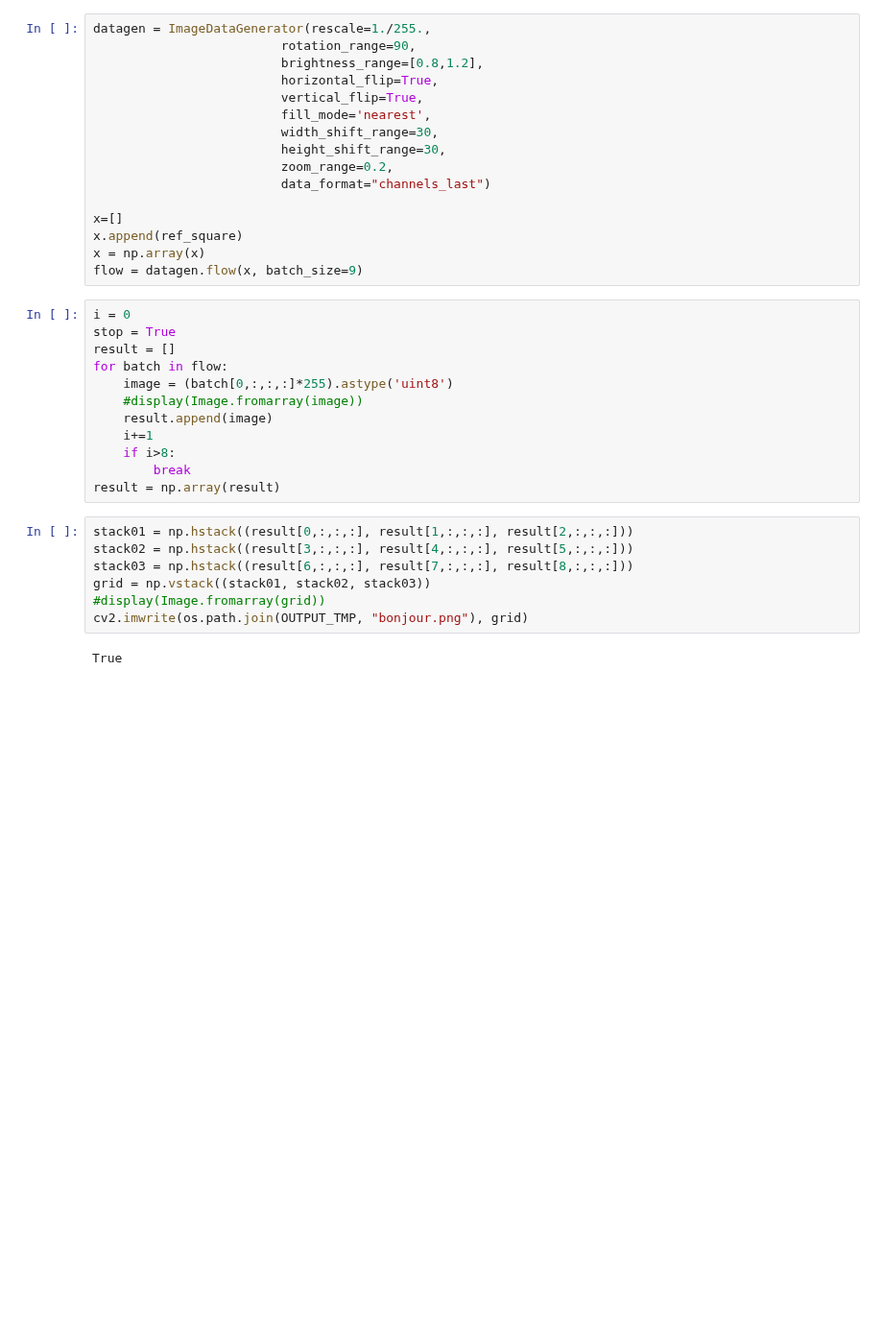
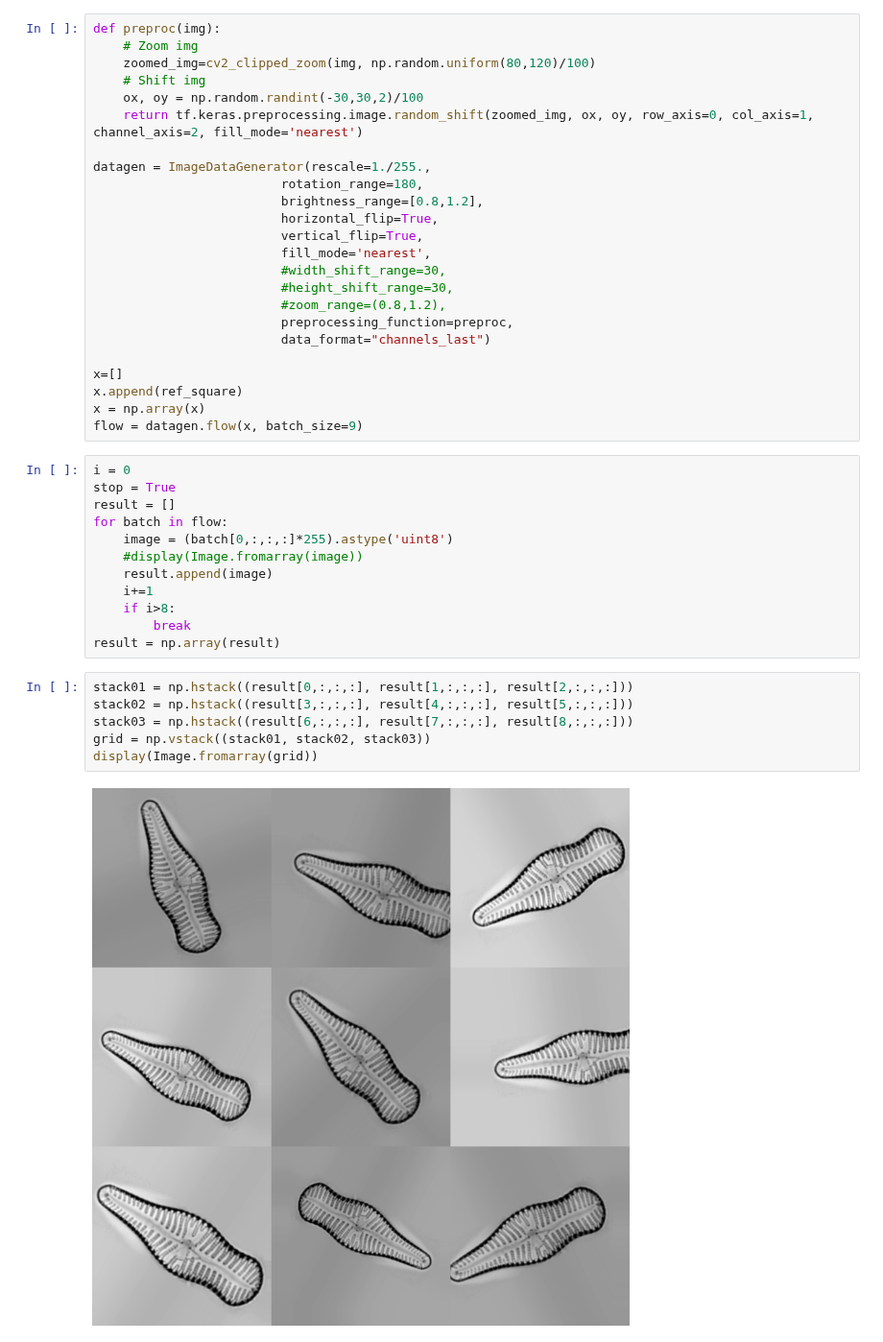
Before and after one commit to xuewengeophysics/Super-Diatom-Classifier, a Jupyter notebook: diatom_classification/thumbnail_classification/illustration.ipynb, the cells around one changed output. Shown at 96% size. Cells and saved outputs as stored; diff of their text form; blank space fills up the shorter version.

```diff
--- a/diatom_classification/thumbnail_classification/illustration.ipynb
+++ b/diatom_classification/thumbnail_classification/illustration.ipynb
@@ -23,13 +32,21 @@ True
 # %%
+def preproc(img):
+    # Zoom img
+    zoomed_img=cv2_clipped_zoom(img, np.random.uniform(80,120)/100)
+    # Shift img
+    ox, oy = np.random.randint(-30,30,2)/100
+    return tf.keras.preprocessing.image.random_shift(zoomed_img, ox, oy, row_axis=0, col_axis=1, channel_axis=2, fill_mode='nearest')
+
 datagen = ImageDataGenerator(rescale=1./255.,
-                         rotation_range=90,
+                         rotation_range=180,
                          brightness_range=[0.8,1.2],
                          horizontal_flip=True,
                          vertical_flip=True,
                          fill_mode='nearest',
-                         width_shift_range=30,
-                         height_shift_range=30,
-                         zoom_range=0.2,
+                         #width_shift_range=30,
+                         #height_shift_range=30,
+                         #zoom_range=(0.8,1.2),
+                         preprocessing_function=preproc,
                          data_format="channels_last")
 
 x=[]
@@ -51,9 +68,8 @@ result = np.array(result)
 # %%
 stack01 = np.hstack((result[0,:,:,:], result[1,:,:,:], result[2,:,:,:]))
 stack02 = np.hstack((result[3,:,:,:], result[4,:,:,:], result[5,:,:,:]))
 stack03 = np.hstack((result[6,:,:,:], result[7,:,:,:], result[8,:,:,:]))
 grid = np.vstack((stack01, stack02, stack03))
-#display(Image.fromarray(grid))
-cv2.imwrite(os.path.join(OUTPUT_TMP, "bonjour.png"), grid)
+display(Image.fromarray(grid))
 # %% [output]
-True
+[figure, added]
```
Also changed, not shown: parts of 3 cells of this notebook, 9 other files.
